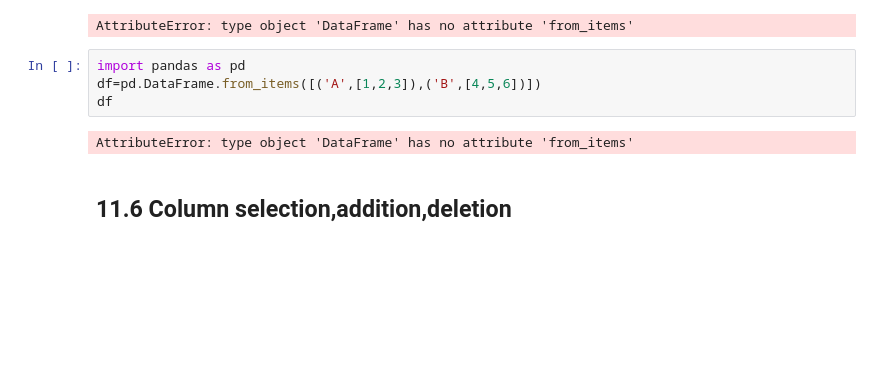
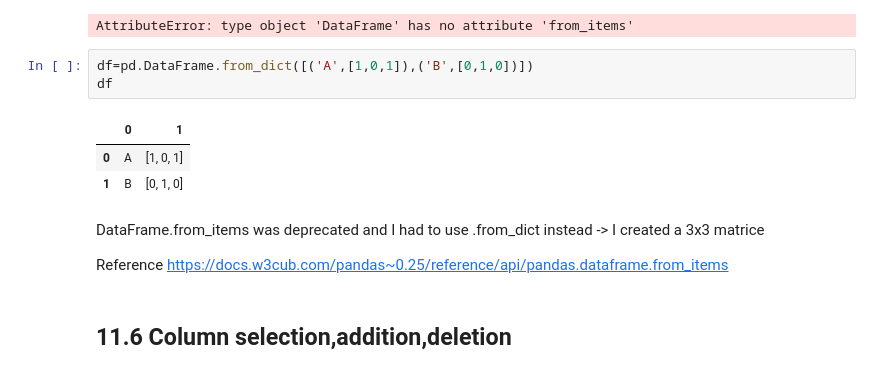
Before and after one commit to SorrenJ/Week1-Introduction_to_Python, a Jupyter notebook: Copy_of_Copy_of_Copy_of_Introduction_to_Python.ipynb, the cells around one changed output. Saved outputs shown, nothing was run; the diff lists cells and outputs as text; blank space fills up the shorter version.

```diff
--- a/Copy_of_Copy_of_Copy_of_Introduction_to_Python.ipynb
+++ b/Copy_of_Copy_of_Copy_of_Introduction_to_Python.ipynb
@@ -1949,12 +1949,18 @@ df=pd.DataFrame.from_items([('A',[1,2,3]),('B',[4,5,6])])
 df
 # %% [output]
 AttributeError: type object 'DataFrame' has no attribute 'from_items'
-# %%
-import pandas as pd
-df=pd.DataFrame.from_items([('A',[1,2,3]),('B',[4,5,6])])
-df
-# %% [output]
-AttributeError: type object 'DataFrame' has no attribute 'from_items'
+# %%
+df=pd.DataFrame.from_dict([('A',[1,0,1]),('B',[0,1,0])])
+df
+# %% [output]
+|  | 0 | 1 |
+| 0 | A | [1, 0, 1] |
+| 1 | B | [0, 1, 0] |
+# %% [markdown]
+DataFrame.from_items was deprecated and I had to use .from_dict instead -> I created a 3x3 matrice
+
+Reference
+https://docs.w3cub.com/pandas~0.25/reference/api/pandas.dataframe.from_items
 # %% [markdown]
 ## 11.6 Column selection,addition,deletion
 # %% [markdown]
```
